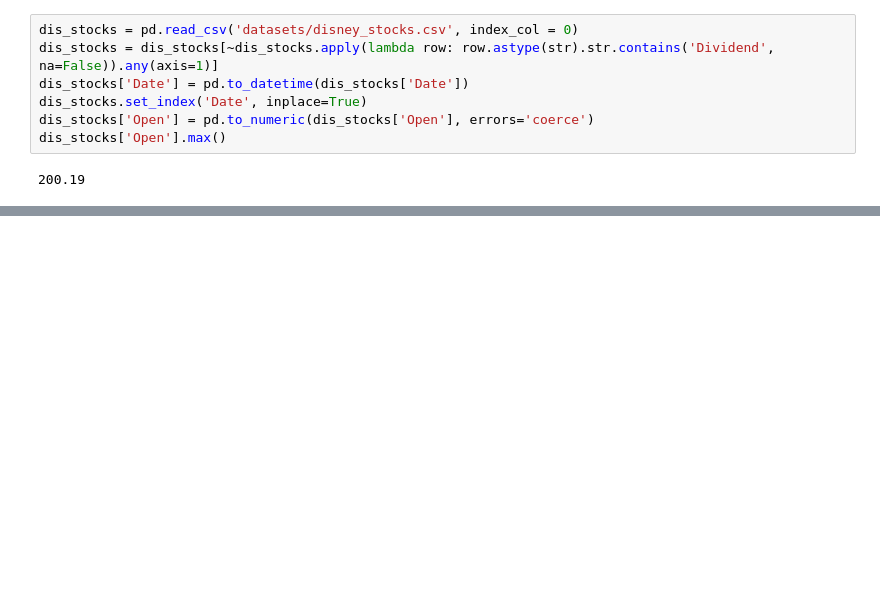
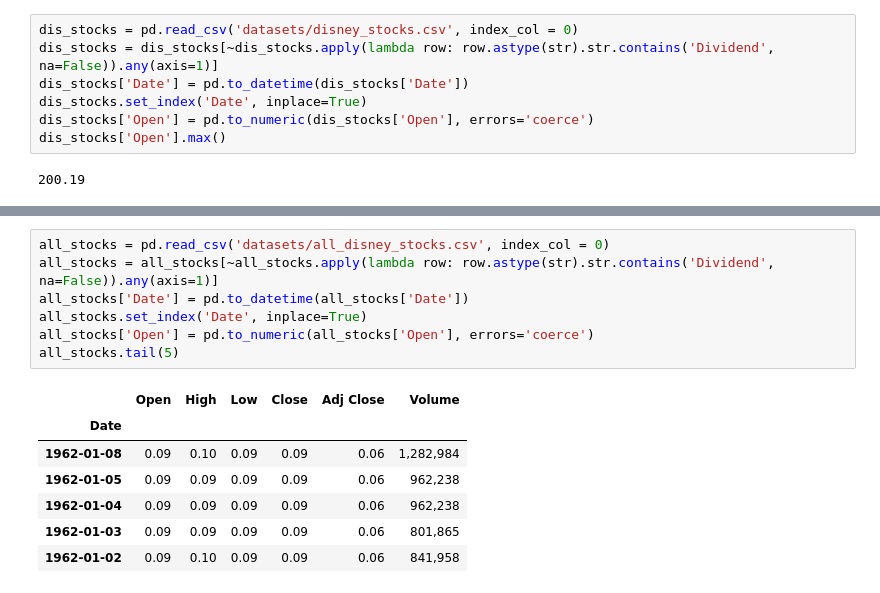
Before and after one commit to KimmyBeeW/Disney-Web-Scraping, a Jupyter notebook: vizualization.ipynb, the cells around one changed output, grey strips where cells are left out. Drawn from its saved outputs; the diff is of its cells as text; blank space fills up the shorter version.

```diff
--- a/vizualization.ipynb
+++ b/vizualization.ipynb
@@ -41,0 +43,15 @@ plt.show()
+# %%
+all_stocks = pd.read_csv('datasets/all_disney_stocks.csv', index_col = 0)
+all_stocks = all_stocks[~all_stocks.apply(lambda row: row.astype(str).str.contains('Dividend', na=False)).any(axis=1)]
+all_stocks['Date'] = pd.to_datetime(all_stocks['Date'])
+all_stocks.set_index('Date', inplace=True)
+all_stocks['Open'] = pd.to_numeric(all_stocks['Open'], errors='coerce')
+all_stocks.tail(5)
+# %% [output]
+|  | Open | High | Low | Close | Adj Close | Volume |
+| Date |  |  |  |  |  |  |
+| 1962-01-08 | 0.09 | 0.10 | 0.09 | 0.09 | 0.06 | 1,282,984 |
+| 1962-01-05 | 0.09 | 0.09 | 0.09 | 0.09 | 0.06 | 962,238 |
+| 1962-01-04 | 0.09 | 0.09 | 0.09 | 0.09 | 0.06 | 962,238 |
+| 1962-01-03 | 0.09 | 0.09 | 0.09 | 0.09 | 0.06 | 801,865 |
+| 1962-01-02 | 0.09 | 0.10 | 0.09 | 0.09 | 0.06 | 841,958 |
```
Also changed, not shown: parts of 4 cells of this notebook.
